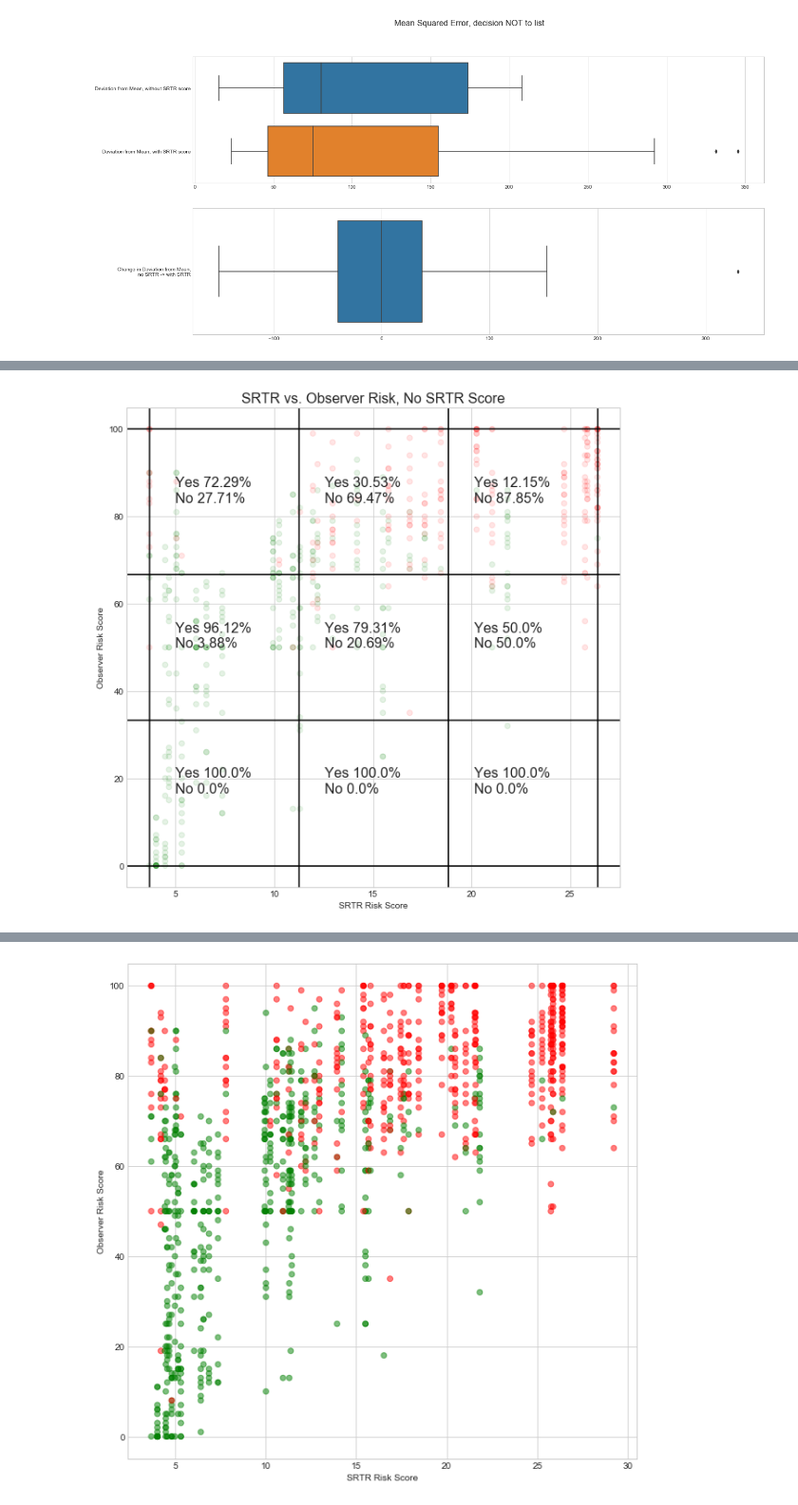
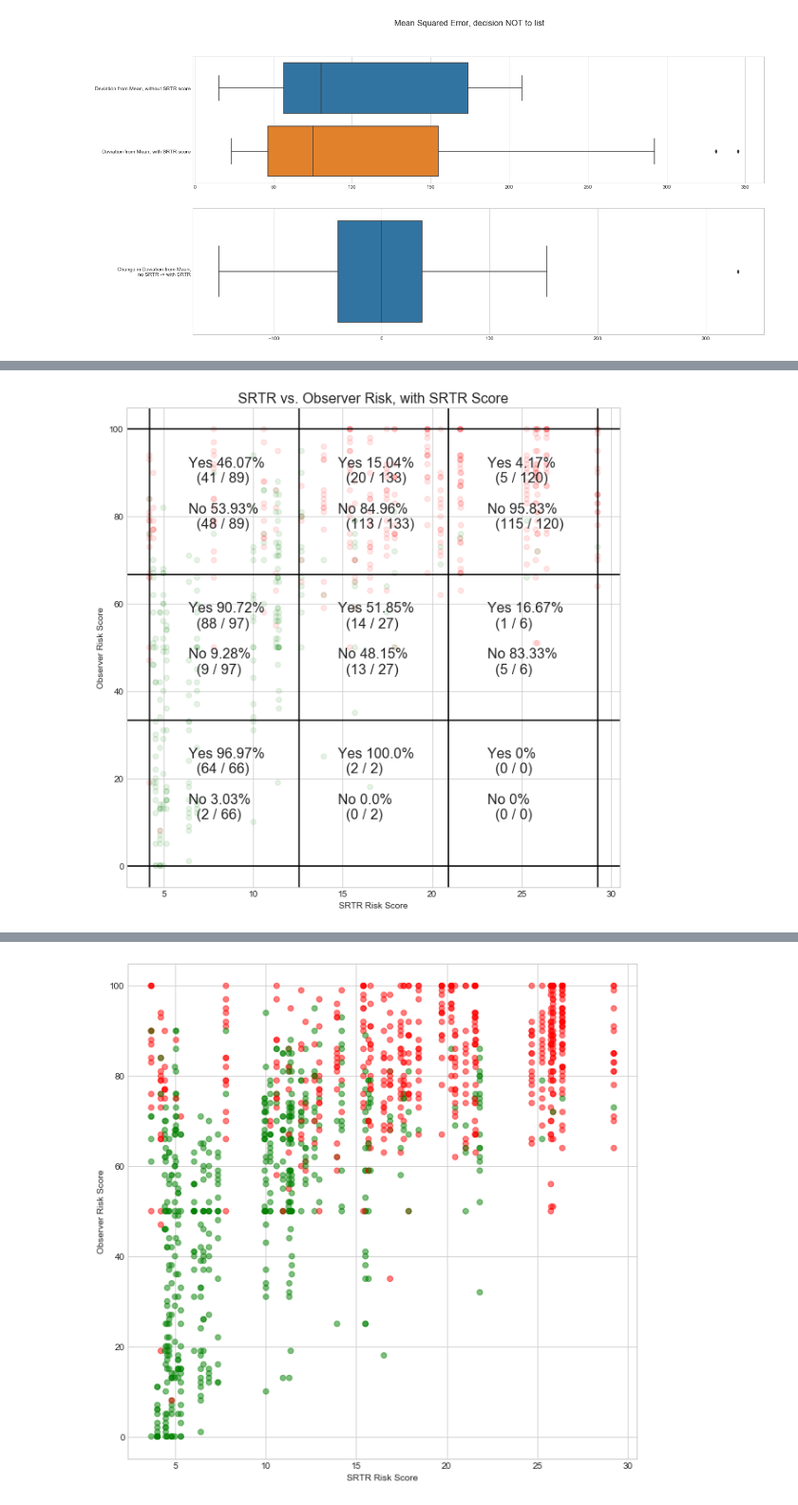
Before and after one commit to peterjmartinson/heart-survey, a Jupyter notebook: HeartSurvey.ipynb, the cells around one changed output, grey strips where cells are left out. Shown at 95% size. Saved outputs shown, nothing was run; the diff lists cells and outputs as text; code cells hidden in the pictures.

Commit message:
Correc the trine plots
Python doesn't have a local scope within `for` loops, so when the counts
were zero, the old values carried over.

```diff
--- a/HeartSurvey.ipynb
+++ b/HeartSurvey.ipynb
@@ -627,5 +778,5 @@ for col in range(3):
 # %%
-df_plot = master_data[master_data['Scenario Set'] == 'No SRTR Score']
+df_plot = master_data[master_data['Scenario Set'] == 'With SRTR Score']
 
 colors = df_plot['Observer Decision'].replace(['Yes', 'No'], ['green', 'red'])
 
@@ -639,7 +790,6 @@ plt.ylabel('Observer Risk Score')
 
 df = df_plot[['Observer Risk', 'Scaled SRTR Risk', 'SRTR Risk', 'Observer Decision']]
 
-
 # First, give each row a position in the 3x3 grid
 pos_col = []
 pos_row = []
@@ -650,26 +800,26 @@ for i in range(len(df)):
         pos_col.append(0)
         pos_row.append(0)
     elif ( (obs > 100/3) & (obs <= 200/3)  ) & ( (scaled_srtr >= 0)  & (scaled_srtr <= 100/3)  ): #[1, 0]
+        pos_col.append(0)
+        pos_row.append(1)
+    elif ( (obs > 200/3) & (obs <= 100) ) & ( (scaled_srtr >= 0)  & (scaled_srtr <= 100/3)  ): #[2, 0]
+        pos_col.append(0)
+        pos_row.append(2)
+    elif ( (obs >= 0)  & (obs <= 100/3)  ) & ( (scaled_srtr > 100/3) & (scaled_srtr <= 200/3)  ): #[0, 1]
         pos_col.append(1)
         pos_row.append(0)
-    elif ( (obs > 200/3) & (obs <= 100) ) & ( (scaled_srtr >= 0)  & (scaled_srtr <= 100/3)  ): #[2, 0]
-        pos_col.append(2)
-        pos_row.append(0)
-    elif ( (obs >= 0)  & (obs <= 100/3)  ) & ( (scaled_srtr > 100/3) & (scaled_srtr <= 200/3)  ): #[0, 1]
-        pos_col.append(0)
-        pos_row.append(1)
     elif ( (obs > 100/3) & (obs <= 200/3)  ) & ( (scaled_srtr > 100/3) & (scaled_srtr <= 200/3)  ): #[1, 1]
         pos_col.append(1)
         pos_row.append(1)
     elif ( (obs > 200/3) & (obs <= 100) ) & ( (scaled_srtr > 100/3) & (scaled_srtr <= 200/3)  ): #[2, 1]
+        pos_col.append(1)
+        pos_row.append(2)
+    elif ( (obs >= 0)  & (obs <= 100/3)  ) & ( (scaled_srtr > 200/3) & (scaled_srtr <= 100) ): #[0, 2]
+        pos_col.append(2)
+        pos_row.append(0)
+    elif ( (obs > 100/3) & (obs <= 200/3)  ) & ( (scaled_srtr > 200/3) & (scaled_srtr <= 100) ): #[1, 2]
         pos_col.append(2)
         pos_row.append(1)
-    elif ( (obs >= 0)  & (obs <= 100/3)  ) & ( (scaled_srtr > 200/3) & (scaled_srtr <= 100) ): #[0, 2]
-        pos_col.append(0)
-        pos_row.append(2)
-    elif ( (obs > 100/3) & (obs <= 200/3)  ) & ( (scaled_srtr > 200/3) & (scaled_srtr <= 100) ): #[1, 2]
-        pos_col.append(1)
-        pos_row.append(2)
     elif ( (obs > 200/3) & (obs <= 100) ) & ( (scaled_srtr > 200/3) & (scaled_srtr <= 100) ): #[2, 2]
         pos_col.append(2)
         pos_row.append(2)
@@ -681,53 +831,58 @@ srtr_min = df['SRTR Risk'].min()
 srtr_max = df['SRTR Risk'].max()
 srtr_range = srtr_max - srtr_min
 srtr_third = srtr_range/3
-text_start_x = srtr_min + srtr_third/2 - 2.5
+text_start_x = srtr_min + srtr_third/2 - 2
 
 obs_min = 0
 obs_max = 100
 obs_range = 100
 obs_third = 33.3
-text_start_y = obs_min + obs_third/2
+text_start_y = obs_min + obs_third/2 - 6
 
 plt.axvline(x=srtr_min + srtr_third, color='black')
 plt.axvline(x=srtr_min + srtr_third*2, color='black')
 plt.axvline(x=srtr_min, color='black')
 plt.axvline(x=srtr_max, color='black')
 plt.axhline(y=obs_third, color='black')
 plt.axhline(y=obs_third*2, color='black')
 plt.axhline(y=obs_min, color='black')
 plt.axhline(y=obs_max, color='black')
 
 
+df.insert(0, 'C', pos_col)
 df.insert(0, 'R', pos_row)
-df.insert(0, 'C', pos_col)
 
 
 
 # Second, get %Yes in each position
-for col in range(3):
-    for row in range(3):
-        df_temp = df[(df['C'] == col) & (df['R'] == row)]['Observer Decision']
+for row in range(3):
+    for col in range(3):
+        df_temp = 0
+        df_y = 0
+        df_n = 0
+        pct_y = 0
+        pct_n = 0
+        N = 0
+        n_y = 0
+        n_n = 0
+        df_temp = df[(df['R'] == row) & (df['C'] == col)]['Observer Decision']
         df_y = df_temp[df_temp == 'Yes']
         df_n = df_temp[df_temp == 'No']
         N = len(df_temp)
         if N == 0:
             pct_y = 0
             pct_n = 0
         else:
             n_y = len(df_y)
             n_n = len(df_n)
             pct_y = round(100*(n_y/N),2)
             pct_n = round(100*(n_n/N),2)
-        text_x = text_start_x + srtr_third*row
-        text_y = text_start_y + obs_third*col
-        txt = f'Yes {pct_y}%\nNo {pct_n}%'
+        text_x = text_start_x + srtr_third*col
+        text_y = text_start_y + obs_third*row
+        txt = f'Yes {pct_y}%\n  ({n_y} / {N})\n\nNo {pct_n}%\n  ({n_n} / {N})'
         plt.text(text_x, text_y, txt, fontsize=16)
-        # print(f'[{col}, {row}]')
-        # print(f'N={N},\t% Yes = {pct_y},\t% No = {pct_n}')
-        # print(f'N={N}, n_y={n_y}, %Y = {100*(n_y/N)}')
 
-plt.title('SRTR vs. Observer Risk, No SRTR Score', fontsize=16)
-plt.savefig('plot_SRTRvsObserver_NoSRTRScore_percents.jpg')
+plt.title('SRTR vs. Observer Risk, with SRTR Score', fontsize=16)
+plt.savefig('plot_SRTRvsObserver_WithSRTRScore_percents.jpg')
 # %% [output]
-[figure, old version]
+[figure, new version]
```
Also changed, not shown: parts of 15 cells of this notebook, 20 other files.
